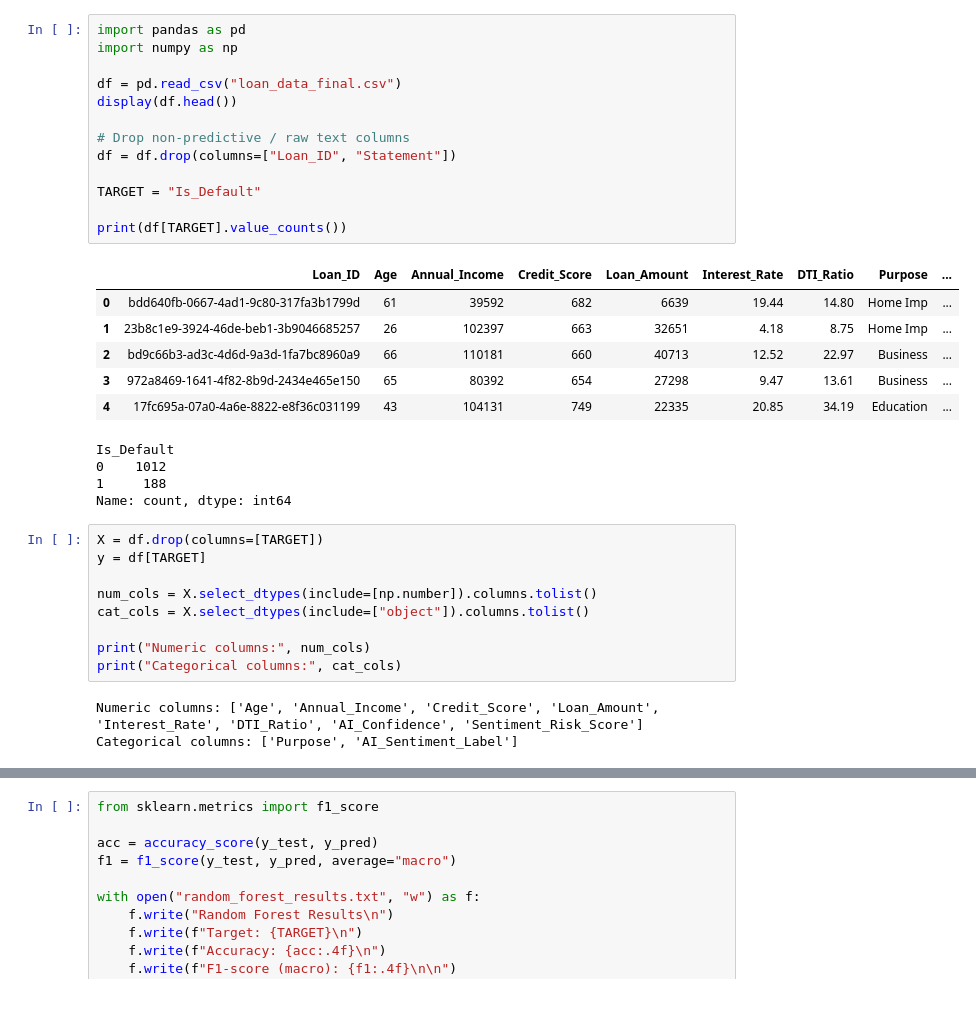
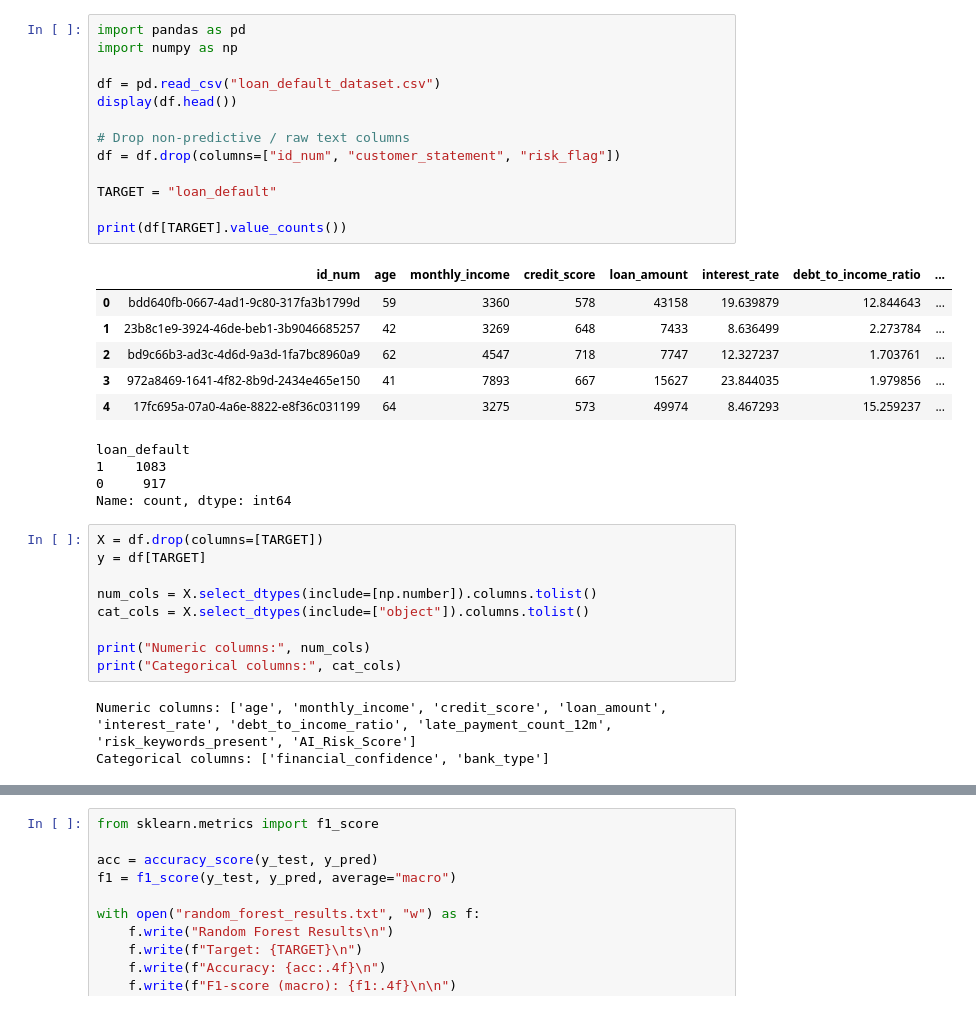
Before and after one commit to 23064088/DataMiningGroup18, a Jupyter notebook: random_forest.ipynb, the cells around one changed output, grey strips where cells are left out. Saved outputs shown, nothing was run; the diff lists cells and outputs as text.

Commit message:
Change the dataset and clean the branch

```diff
--- a/random_forest.ipynb
+++ b/random_forest.ipynb
@@ -23,26 +25,26 @@ no changes added to commit (use "git add" and/or "git commit -a")
 # %%
 import pandas as pd
 import numpy as np
 
-df = pd.read_csv("loan_data_final.csv")
+df = pd.read_csv("loan_default_dataset.csv")
 display(df.head())
 
 # Drop non-predictive / raw text columns
-df = df.drop(columns=["Loan_ID", "Statement"])
+df = df.drop(columns=["id_num", "customer_statement", "risk_flag"])
 
-TARGET = "Is_Default"
+TARGET = "loan_default"
 
 print(df[TARGET].value_counts())
 # %% [output]
-|  | Loan_ID | Age | Annual_Income | Credit_Score | Loan_Amount | Interest_Rate | DTI_Ratio | Purpose | ... |
-| 0 | bdd640fb-0667-4ad1-9c80-317fa3b1799d | 61 | 39592 | 682 | 6639 | 19.44 | 14.80 | Home Imp | ... |
-| 1 | 23b8c1e9-3924-46de-beb1-3b9046685257 | 26 | 102397 | 663 | 32651 | 4.18 | 8.75 | Home Imp | ... |
-| 2 | bd9c66b3-ad3c-4d6d-9a3d-1fa7bc8960a9 | 66 | 110181 | 660 | 40713 | 12.52 | 22.97 | Business | ... |
-| 3 | 972a8469-1641-4f82-8b9d-2434e465e150 | 65 | 80392 | 654 | 27298 | 9.47 | 13.61 | Business | ... |
-| 4 | 17fc695a-07a0-4a6e-8822-e8f36c031199 | 43 | 104131 | 749 | 22335 | 20.85 | 34.19 | Education | ... |
+|  | id_num | age | monthly_income | credit_score | loan_amount | interest_rate | debt_to_income_ratio | ... |
+| 0 | bdd640fb-0667-4ad1-9c80-317fa3b1799d | 59 | 3360 | 578 | 43158 | 19.639879 | 12.844643 | ... |
+| 1 | 23b8c1e9-3924-46de-beb1-3b9046685257 | 42 | 3269 | 648 | 7433 | 8.636499 | 2.273784 | ... |
+| 2 | bd9c66b3-ad3c-4d6d-9a3d-1fa7bc8960a9 | 62 | 4547 | 718 | 7747 | 12.327237 | 1.703761 | ... |
+| 3 | 972a8469-1641-4f82-8b9d-2434e465e150 | 41 | 7893 | 667 | 15627 | 23.844035 | 1.979856 | ... |
+| 4 | 17fc695a-07a0-4a6e-8822-e8f36c031199 | 64 | 3275 | 573 | 49974 | 8.467293 | 15.259237 | ... |
-Is_Default
-0    1012
-1     188
+loan_default
+1    1083
+0     917
 Name: count, dtype: int64
 # %%
 X = df.drop(columns=[TARGET])
@@ -54,8 +56,8 @@ cat_cols = X.select_dtypes(include=["object"]).columns.tolist()
 print("Numeric columns:", num_cols)
 print("Categorical columns:", cat_cols)
 # %% [output]
-Numeric columns: ['Age', 'Annual_Income', 'Credit_Score', 'Loan_Amount', 'Interest_Rate', 'DTI_Ratio', 'AI_Confidence', 'Sentiment_Risk_Score']
-Categorical columns: ['Purpose', 'AI_Sentiment_Label']
+Numeric columns: ['age', 'monthly_income', 'credit_score', 'loan_amount', 'interest_rate', 'debt_to_income_ratio', 'late_payment_count_12m', 'risk_keywords_present', 'AI_Risk_Score']
+Categorical columns: ['financial_confidence', 'bank_type']
 # %%
 from sklearn.model_selection import train_test_split
 from sklearn.pipeline import Pipeline
```
Also changed, not shown: parts of 6 cells of this notebook, 8 other files.
